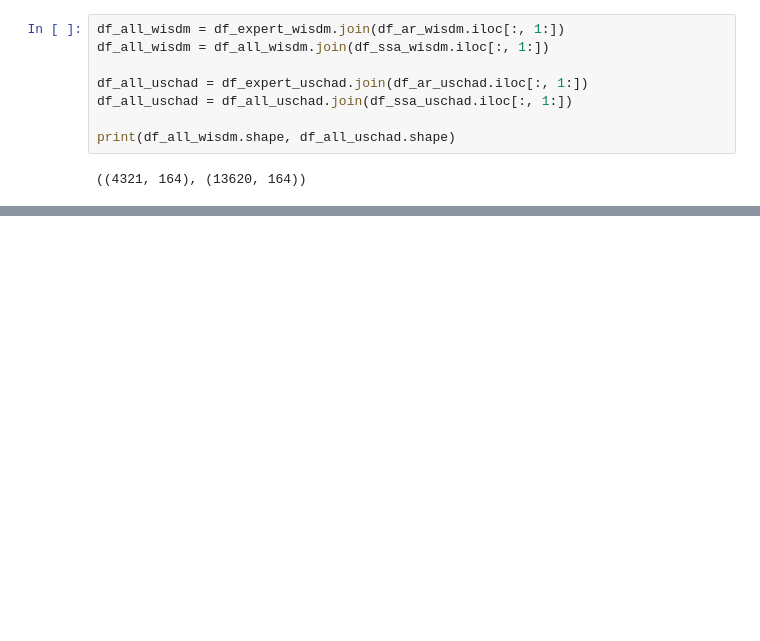
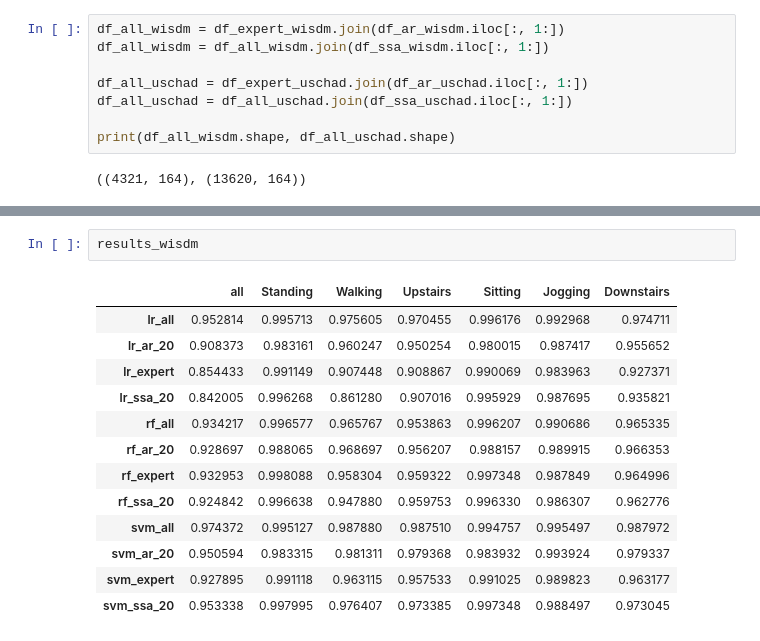
Before and after one commit to Ilyas979/2017-Isachenko-MetaModels, a Jupyter notebook: code/Classification.ipynb, the cells around one changed output, grey strips where cells are left out. Drawn from its saved outputs; the diff is of its cells as text; blank space fills up the shorter version.

```diff
--- a/code/Classification.ipynb
+++ b/code/Classification.ipynb
@@ -201,0 +199,16 @@ df_ar_uschad.head()
+# %%
+results_wisdm
+# %% [output]
+|  | all | Standing | Walking | Upstairs | Sitting | Jogging | Downstairs |
+| lr_all | 0.952814 | 0.995713 | 0.975605 | 0.970455 | 0.996176 | 0.992968 | 0.974711 |
+| lr_ar_20 | 0.908373 | 0.983161 | 0.960247 | 0.950254 | 0.980015 | 0.987417 | 0.955652 |
+| lr_expert | 0.854433 | 0.991149 | 0.907448 | 0.908867 | 0.990069 | 0.983963 | 0.927371 |
+| lr_ssa_20 | 0.842005 | 0.996268 | 0.861280 | 0.907016 | 0.995929 | 0.987695 | 0.935821 |
+| rf_all | 0.934217 | 0.996577 | 0.965767 | 0.953863 | 0.996207 | 0.990686 | 0.965335 |
+| rf_ar_20 | 0.928697 | 0.988065 | 0.968697 | 0.956207 | 0.988157 | 0.989915 | 0.966353 |
+| rf_expert | 0.932953 | 0.998088 | 0.958304 | 0.959322 | 0.997348 | 0.987849 | 0.964996 |
+| rf_ssa_20 | 0.924842 | 0.996638 | 0.947880 | 0.959753 | 0.996330 | 0.986307 | 0.962776 |
+| svm_all | 0.974372 | 0.995127 | 0.987880 | 0.987510 | 0.994757 | 0.995497 | 0.987972 |
+| svm_ar_20 | 0.950594 | 0.983315 | 0.981311 | 0.979368 | 0.983932 | 0.993924 | 0.979337 |
+| svm_expert | 0.927895 | 0.991118 | 0.963115 | 0.957533 | 0.991025 | 0.989823 | 0.963177 |
+| svm_ssa_20 | 0.953338 | 0.997995 | 0.976407 | 0.973385 | 0.997348 | 0.988497 | 0.973045 |
```
Also changed, not shown: parts of 8 cells of this notebook, 4 other files.
